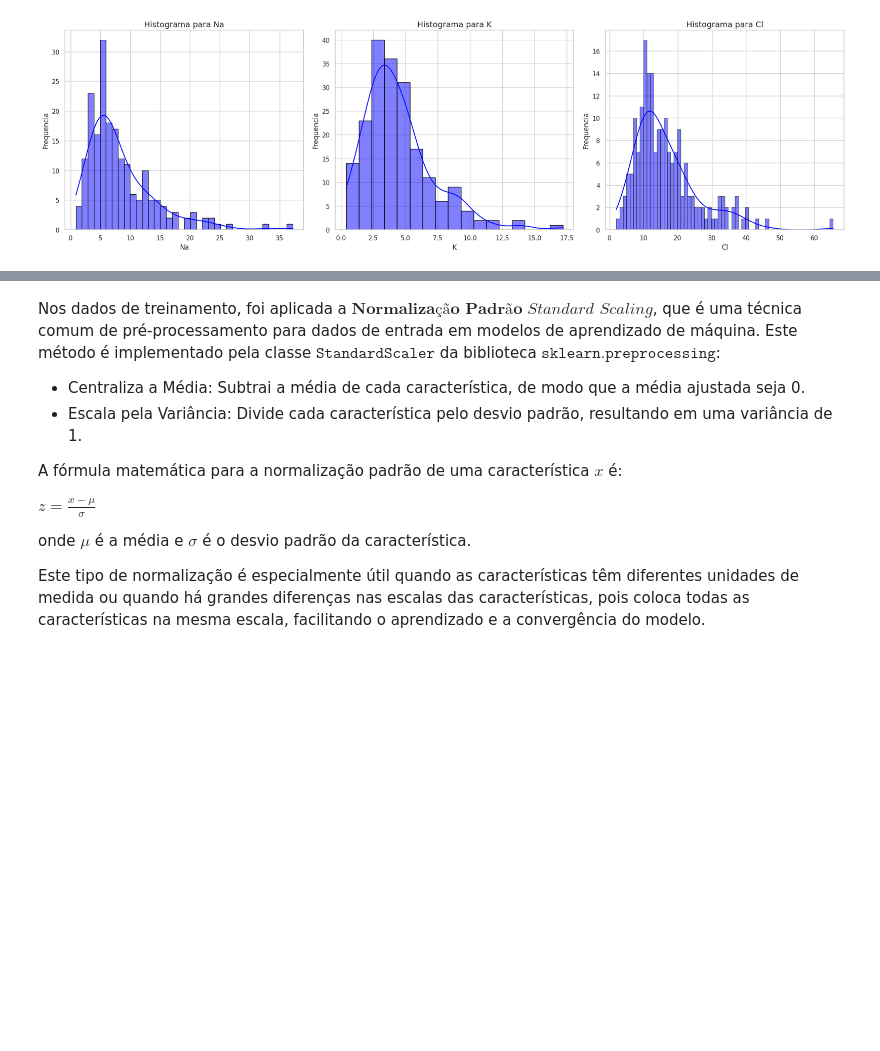
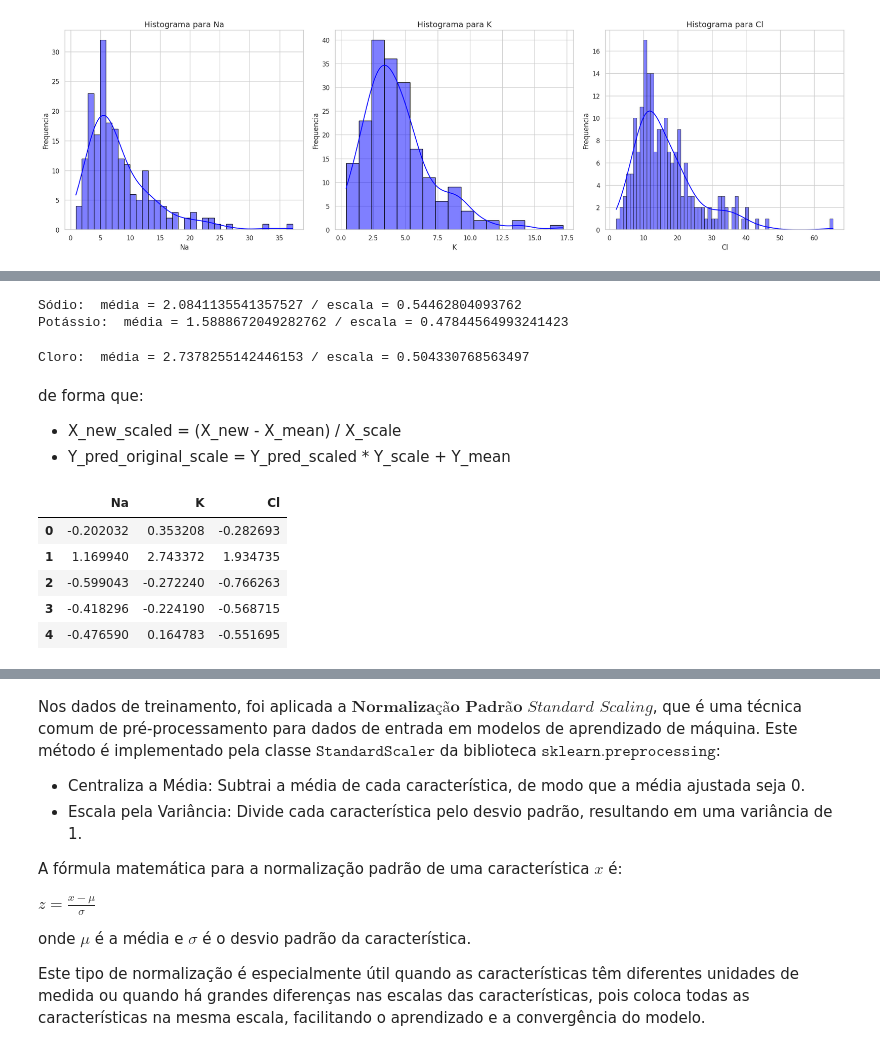
Before and after one commit to Tayco110/tcc, a Jupyter notebook: python_model/src/pre_processamento.ipynb, the cells around one changed output, grey strips where cells are left out. Cells and saved outputs as stored; diff of their text form; code cells hidden in the pictures; blank space fills up the shorter version.

```diff
--- a/python_model/src/pre_processamento.ipynb
+++ b/python_model/src/pre_processamento.ipynb
@@ -112,0 +98,31 @@ plt.show()
+# %%
+dados_entrada_log = np.log1p(input_data)
+dados_saida_log = np.log1p(output_data)
+scaler = StandardScaler()
+# %%
+dados_entrada_scaled = scaler.fit_transform(dados_entrada_log)
+
+mean = scaler.mean_
+var = scaler.var_
+scale = scaler.scale_
+
+print('Sódio: ', f'média = {mean[0]} /', f'escala = {scale[0]}')
+print('Potássio: ', f'média = {mean[1]} /', f'escala = {scale[1]}')
+# %% [output]
+Sódio:  média = 2.0841135541357527 / escala = 0.54462804093762
+Potássio:  média = 1.5888672049282762 / escala = 0.47844564993241423
+# %%
+dados_saida_scaled = scaler.fit_transform(dados_saida_log)
+
+mean = scaler.mean_
+var = scaler.var_
+scale = scaler.scale_
+
+print('Cloro: ', f'média = {mean[0]} /', f'escala = {scale[0]}')
+# %% [output]
+Cloro:  média = 2.7378255142446153 / escala = 0.504330768563497
+# %% [markdown]
+de forma que:
+
+- X_new_scaled = (X_new - X_mean) / X_scale
+- Y_pred_original_scale = Y_pred_scaled * Y_scale + Y_mean
@@ -112,0 +132,10 @@ plt.show()
+# %%
+data_scaled = pd.concat([dados_entrada_scaled, dados_saida_scaled], axis=1)
+data_scaled.head()
+# %% [output]
+|  | Na | K | Cl |
+| 0 | -0.202032 | 0.353208 | -0.282693 |
+| 1 | 1.169940 | 2.743372 | 1.934735 |
+| 2 | -0.599043 | -0.272240 | -0.766263 |
+| 3 | -0.418296 | -0.224190 | -0.568715 |
+| 4 | -0.476590 | 0.164783 | -0.551695 |
```
Also changed, not shown: parts of 20 cells of this notebook, 6 other files.
